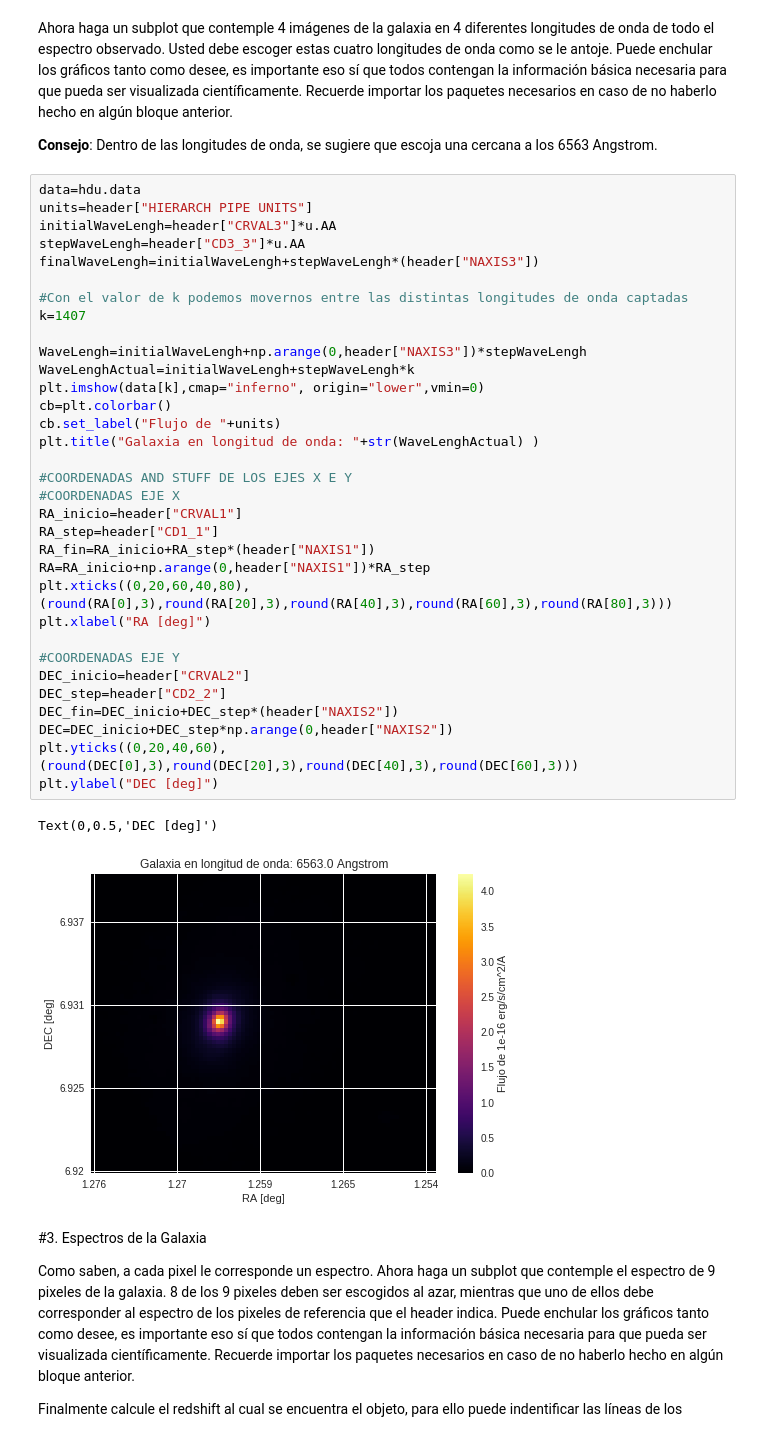
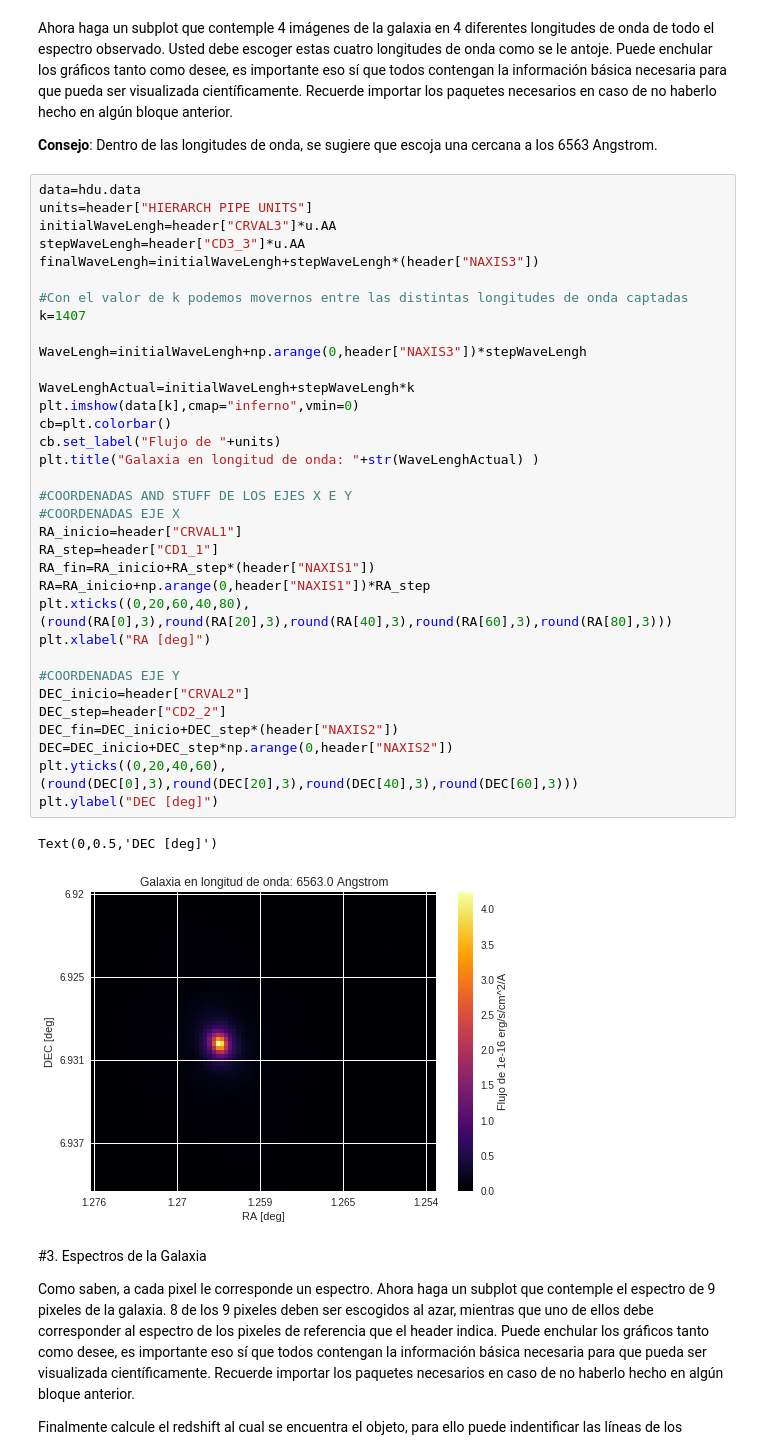
Before and after one commit to kosarrara/minitarea4, a Jupyter notebook: minitarea4.ipynb, the cells around one changed output. Saved outputs shown, nothing was run; the diff lists cells and outputs as text.

```diff
--- a/minitarea4.ipynb
+++ b/minitarea4.ipynb
@@ -76,35 +76,36 @@ initialWaveLengh=header["CRVAL3"]*u.AA
 stepWaveLengh=header["CD3_3"]*u.AA
 finalWaveLengh=initialWaveLengh+stepWaveLengh*(header["NAXIS3"])
 
 #Con el valor de k podemos movernos entre las distintas longitudes de onda captadas
 k=1407
 
 WaveLengh=initialWaveLengh+np.arange(0,header["NAXIS3"])*stepWaveLengh
+
 WaveLenghActual=initialWaveLengh+stepWaveLengh*k
-plt.imshow(data[k],cmap="inferno", origin="lower",vmin=0)
+plt.imshow(data[k],cmap="inferno",vmin=0)
 cb=plt.colorbar()
 cb.set_label("Flujo de "+units)
 plt.title("Galaxia en longitud de onda: "+str(WaveLenghActual) )
 
 #COORDENADAS AND STUFF DE LOS EJES X E Y
 #COORDENADAS EJE X
 RA_inicio=header["CRVAL1"]
 RA_step=header["CD1_1"]
 RA_fin=RA_inicio+RA_step*(header["NAXIS1"])
 RA=RA_inicio+np.arange(0,header["NAXIS1"])*RA_step
 plt.xticks((0,20,60,40,80), (round(RA[0],3),round(RA[20],3),round(RA[40],3),round(RA[60],3),round(RA[80],3)))
 plt.xlabel("RA [deg]")
 
 #COORDENADAS EJE Y
 DEC_inicio=header["CRVAL2"]
 DEC_step=header["CD2_2"]
 DEC_fin=DEC_inicio+DEC_step*(header["NAXIS2"])
 DEC=DEC_inicio+DEC_step*np.arange(0,header["NAXIS2"])
 plt.yticks((0,20,40,60),(round(DEC[0],3),round(DEC[20],3),round(DEC[40],3),round(DEC[60],3)))
 plt.ylabel("DEC [deg]")
 # %% [output]
 Text(0,0.5,'DEC [deg]')
-[figure, old version]
+[figure, new version]
 # %% [markdown]
 #3. Espectros de la Galaxia
 
```
Also changed, not shown: parts of 2 cells of this notebook.
